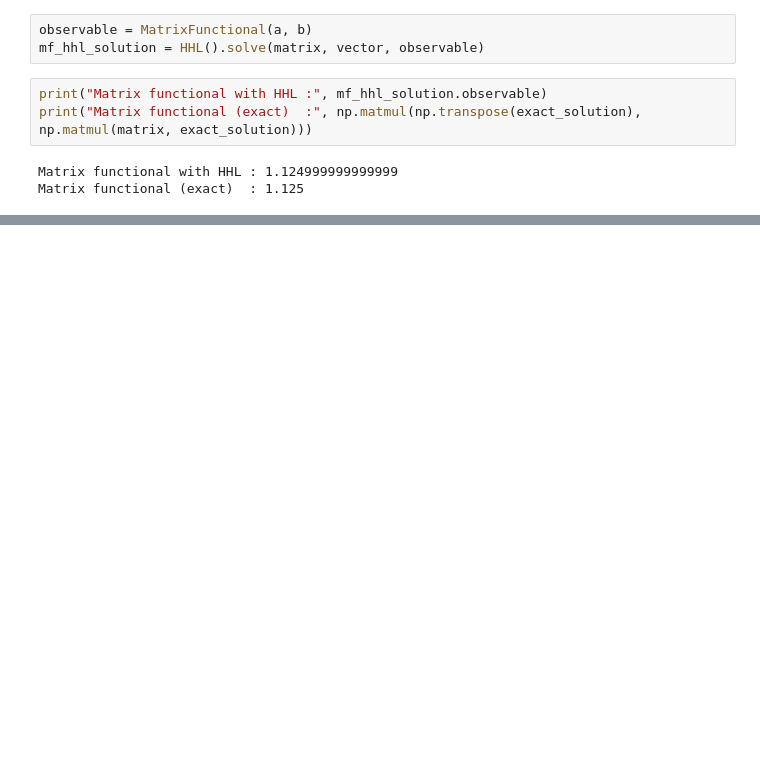
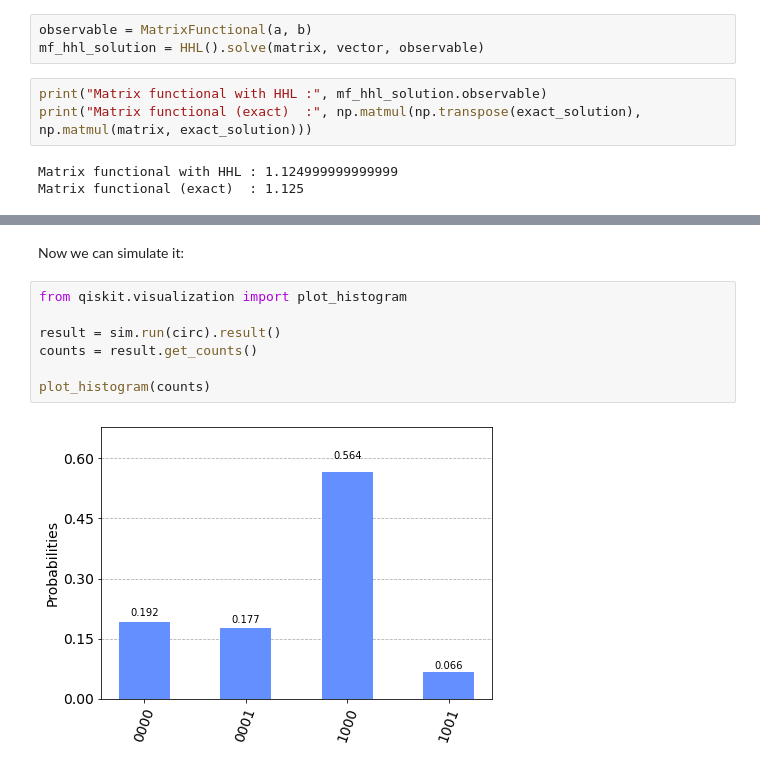
Before and after one commit to NLESC-quantum/quantum_comp, a Jupyter notebook: redcal/hhl/hhl_toymodel.ipynb, the cells around one changed output, grey strips where cells are left out. Cells and saved outputs as stored; diff of their text form; blank space fills up the shorter version.

```diff
--- a/redcal/hhl/hhl_toymodel.ipynb
+++ b/redcal/hhl/hhl_toymodel.ipynb
@@ -232,0 +276,11 @@ Matrix functional (exact)  : 1.125
+# %% [markdown]
+Now we can simulate it:
+# %%
+from qiskit.visualization import plot_histogram
+
+result = sim.run(circ).result()
+counts = result.get_counts()
+
+plot_histogram(counts)
+# %% [output]
+[figure, added]
```
Also changed, not shown: parts of 10 cells of this notebook.
